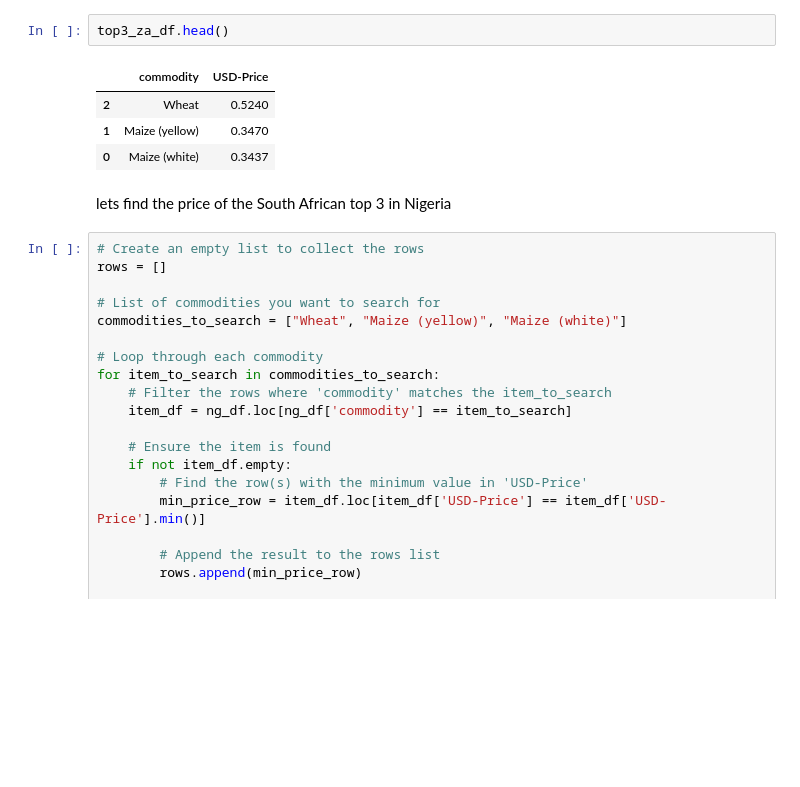
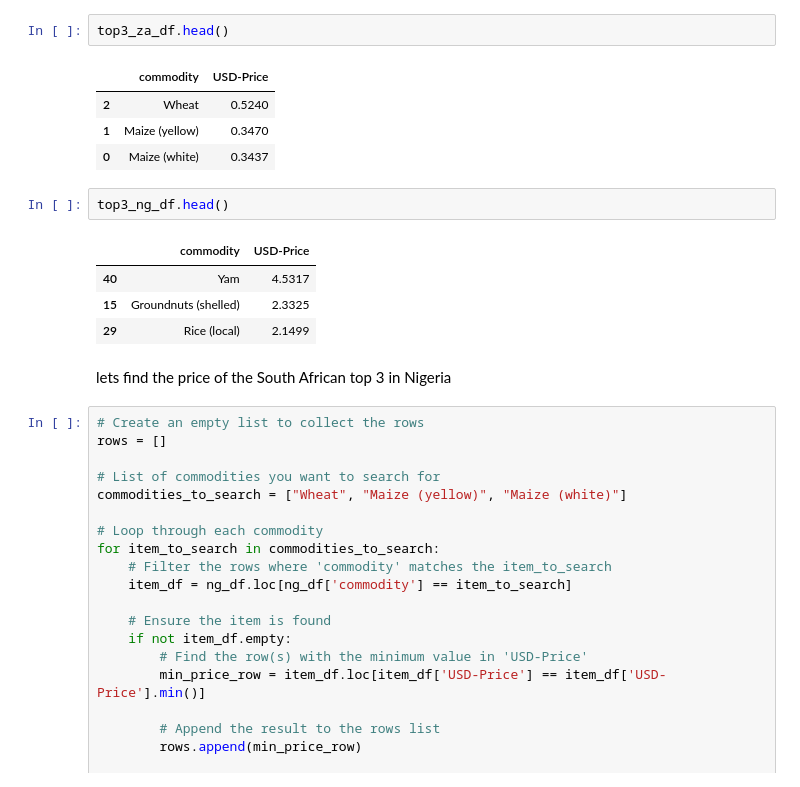
Before and after one commit to victorious-M/Victor-first-Data-analysis-project, a Jupyter notebook: za-vs-ng-prices.ipynb, the cells around one changed output. Drawn from its saved outputs; the diff is of its cells as text; blank space fills up the shorter version.

Commit message:
Kaggle Notebook | ZA vs NG prices | Version 5

```diff
--- a/za-vs-ng-prices.ipynb
+++ b/za-vs-ng-prices.ipynb
@@ -243,6 +243,13 @@ top3_za_df.head()
 | 2 | Wheat | 0.5240 |
 | 1 | Maize (yellow) | 0.3470 |
 | 0 | Maize (white) | 0.3437 |
+# %%
+top3_ng_df.head()
+# %% [output]
+|  | commodity | USD-Price |
+| 40 | Yam | 4.5317 |
+| 15 | Groundnuts (shelled) | 2.3325 |
+| 29 | Rice (local) | 2.1499 |
 # %% [markdown]
 lets find the price of the South African top 3 in Nigeria
 # %%
```
Also changed, not shown: parts of 14 cells of this notebook.
